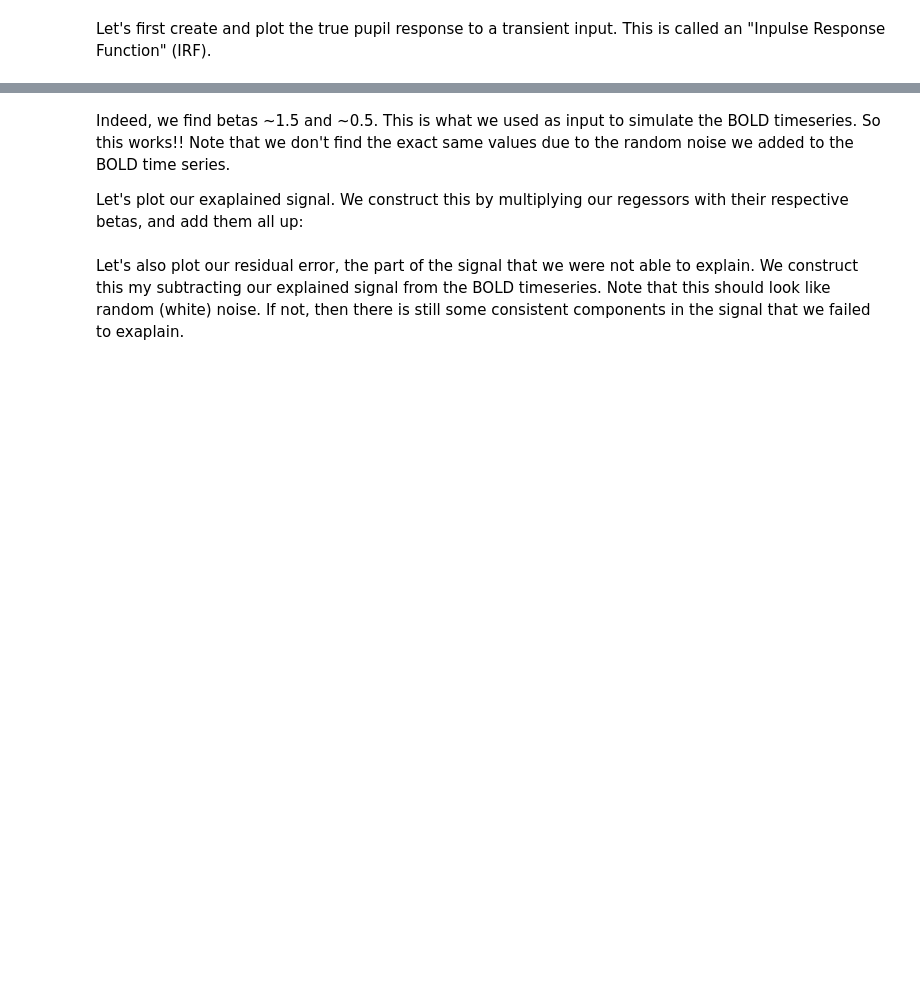
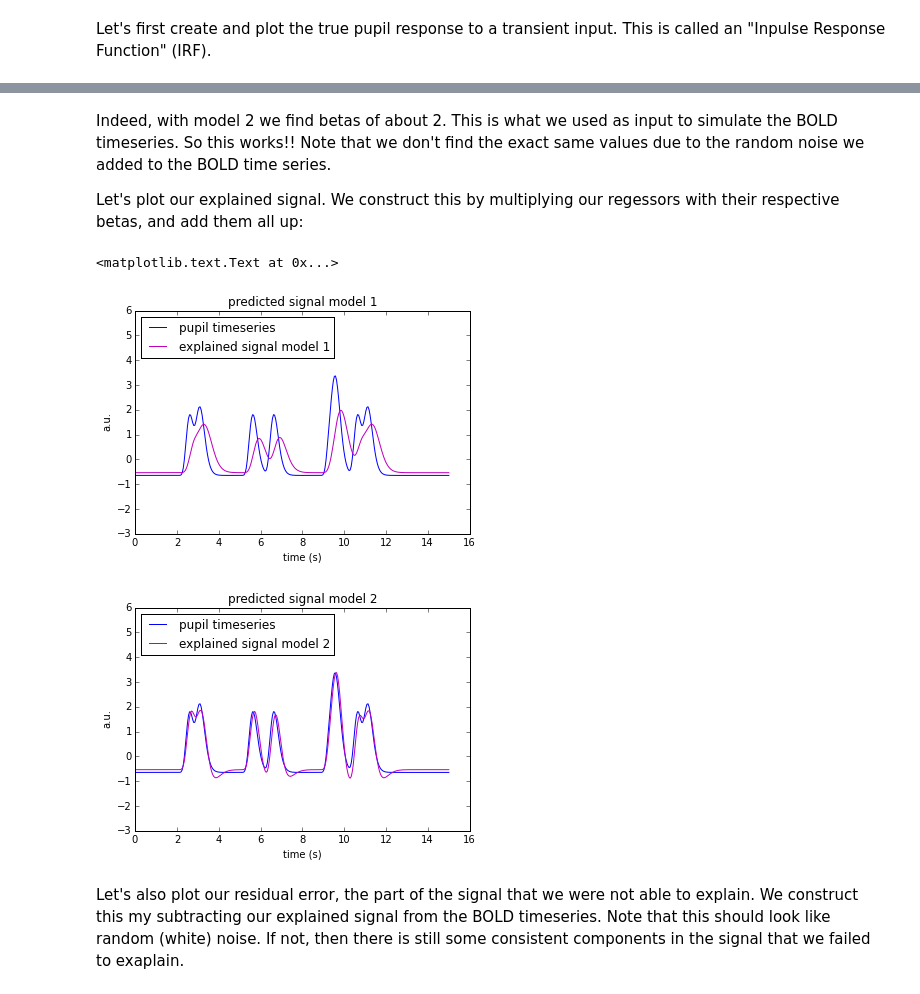
Before and after one commit to jwdegee/IPython-Notebook-Tutorials, a Jupyter notebook: GLM_delay.ipynb, the cells around one changed output, grey strips where cells are left out. Cells and saved outputs as stored; diff of their text form; code cells hidden in the pictures; blank space fills up the shorter version.

```diff
--- a/GLM_delay.ipynb
+++ b/GLM_delay.ipynb
@@ -208,7 +218,30 @@ true betas: 2
 # %% [markdown]
-Indeed, we find betas ~1.5 and ~0.5. This is what we used as input to simulate the BOLD timeseries. So this works!! Note that we don't find the exact same values due to the random noise we added to the BOLD time series.
+Indeed, with model 2 we find betas of about 2. This is what we used as input to simulate the BOLD timeseries. So this works!! Note that we don't find the exact same values due to the random noise we added to the BOLD time series.
 
-Let's plot our exaplained signal. We construct this by multiplying our regessors with their respective betas, and add them all up:
+Let's plot our explained signal. We construct this by multiplying our regessors with their respective betas, and add them all up:
+# %%
+# plotting:
+fig = plt.figure()
+plt.plot(timepoints, convolved_signal_shifted, 'b')
+plt.ylim(-3,6)
+plt.plot(timepoints, explained_signal_0, 'm', lw=1)
+plt.legend(['pupil timeseries', 'explained signal model 1'], loc=2)
+plt.title('predicted signal model 1')
+plt.xlabel('time (s)')
+plt.ylabel('a.u.')
+
+fig = plt.figure()
+plt.plot(timepoints, convolved_signal_shifted, 'b')
+plt.plot(timepoints, explained_signal_1, 'm', lw=1)
+plt.ylim(-3,6)
+plt.legend(['pupil timeseries', 'explained signal model 2'], loc=2)
+plt.title('predicted signal model 2')
+plt.xlabel('time (s)')
+plt.ylabel('a.u.')
+# %% [output]
+<matplotlib.text.Text at 0x...>
+[figure, added]
+[figure, added]
 # %% [markdown]
 Let's also plot our residual error, the part of the signal that we were not able to explain. We construct this my subtracting our explained signal from the BOLD timeseries. Note that this should look like random (white) noise. If not, then there is still some consistent components in the signal that we failed to exaplain.
 # %%
```
Also changed, not shown: parts of 16 cells of this notebook.
